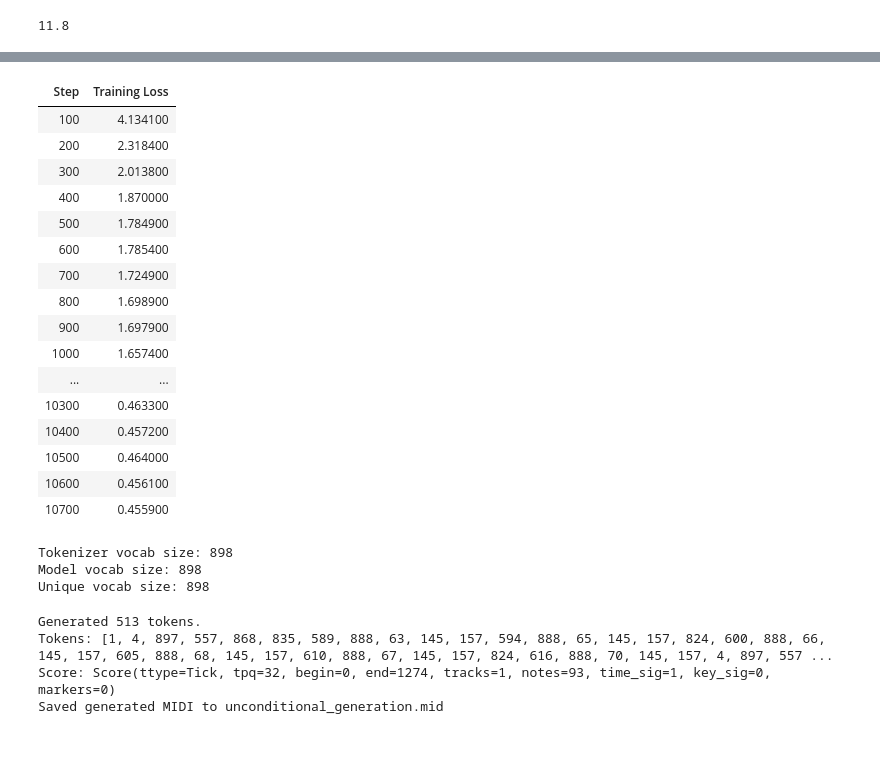
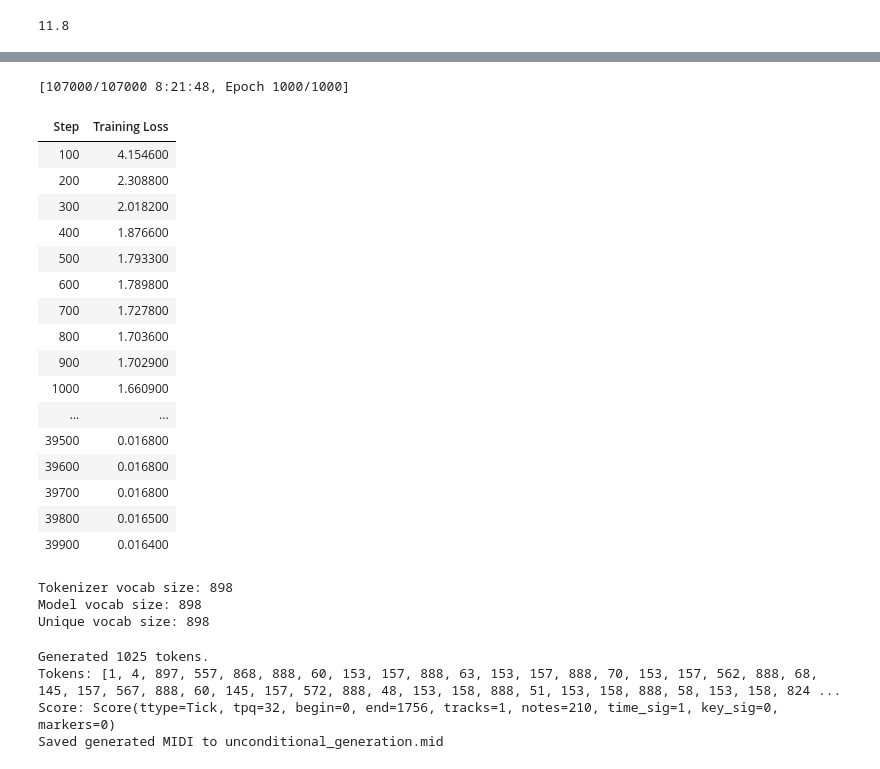
Before and after one commit to GarveyJLi/ragtime-generator, a Jupyter notebook: src/sg/model_training.ipynb, the cells around one changed output, grey strips where cells are left out. Cells and saved outputs as stored; diff of their text form; code cells hidden in the pictures.

```diff
--- a/src/sg/model_training.ipynb
+++ b/src/sg/model_training.ipynb
@@ -109,7 +109,7 @@ dataset = MIDITokenDataset(
     files_paths=right_hand_jsons,
     bos_token_id = tokenizer["BOS"] if "BOS" in tokenizer.special_tokens else tokenizer.vocab["BOS_None"],
     eos_token_id = tokenizer["EOS"] if "EOS" in tokenizer.special_tokens else tokenizer.vocab["EOS_None"],
-    max_seq_len=1024
+    max_seq_len=512*2
 )
 # %%
 config = GPT2Config(
@@ -124,7 +124,7 @@ model = GPT2LMHeadModel(config)
 training_args = TrainingArguments(
     output_dir="out",
     per_device_train_batch_size=4,
-    num_train_epochs=100,
+    num_train_epochs=1000,
     save_steps=500,
     logging_steps=100,
     warmup_steps=100,
@@ -147,20 +147,21 @@ model.save_pretrained("model_weights")
+[107000/107000 8:21:48, Epoch 1000/1000]
 | Step | Training Loss |
-| 100 | 4.134100 |
-| 200 | 2.318400 |
-| 300 | 2.013800 |
-| 400 | 1.870000 |
-| 500 | 1.784900 |
-| 600 | 1.785400 |
-| 700 | 1.724900 |
-| 800 | 1.698900 |
-| 900 | 1.697900 |
-| 1000 | 1.657400 |
+| 100 | 4.154600 |
+| 200 | 2.308800 |
+| 300 | 2.018200 |
+| 400 | 1.876600 |
+| 500 | 1.793300 |
+| 600 | 1.789800 |
+| 700 | 1.727800 |
+| 800 | 1.703600 |
+| 900 | 1.702900 |
+| 1000 | 1.660900 |
 | ... | ... |
-| 10300 | 0.463300 |
-| 10400 | 0.457200 |
-| 10500 | 0.464000 |
-| 10600 | 0.456100 |
-| 10700 | 0.455900 |
+| 39500 | 0.016800 |
+| 39600 | 0.016800 |
+| 39700 | 0.016800 |
+| 39800 | 0.016500 |
+| 39900 | 0.016400 |
 # %%
 import torch
 from miditoolkit import MidiFile
@@ -236,11 +237,11 @@ generate_unconditional_midi(
     model=model,
     tokenizer=tokenizer,
     output_path="unconditional_generation.mid",
-    max_len=512,
+    max_len=512*2,
     device=device
 )
 # %% [output]
-Generated 513 tokens.
-Tokens: [1, 4, 897, 557, 868, 835, 589, 888, 63, 145, 157, 594, 888, 65, 145, 157, 824, 600, 888, 66, 145, 157, 605, 888, 68, 145, 157, 610, 888, 67, 145, 157, 824, 616, 888, 70, 145, 157, 4, 897, 557 ...
-Score: Score(ttype=Tick, tpq=32, begin=0, end=1274, tracks=1, notes=93, time_sig=1, key_sig=0, markers=0)
+Generated 1025 tokens.
+Tokens: [1, 4, 897, 557, 868, 888, 60, 153, 157, 888, 63, 153, 157, 888, 70, 153, 157, 562, 888, 68, 145, 157, 567, 888, 60, 145, 157, 572, 888, 48, 153, 158, 888, 51, 153, 158, 888, 58, 153, 158, 824 ...
+Score: Score(ttype=Tick, tpq=32, begin=0, end=1756, tracks=1, notes=210, time_sig=1, key_sig=0, markers=0)
 Saved generated MIDI to unconditional_generation.mid
```
Also changed, not shown: parts of 2 cells of this notebook, 1 other file.
